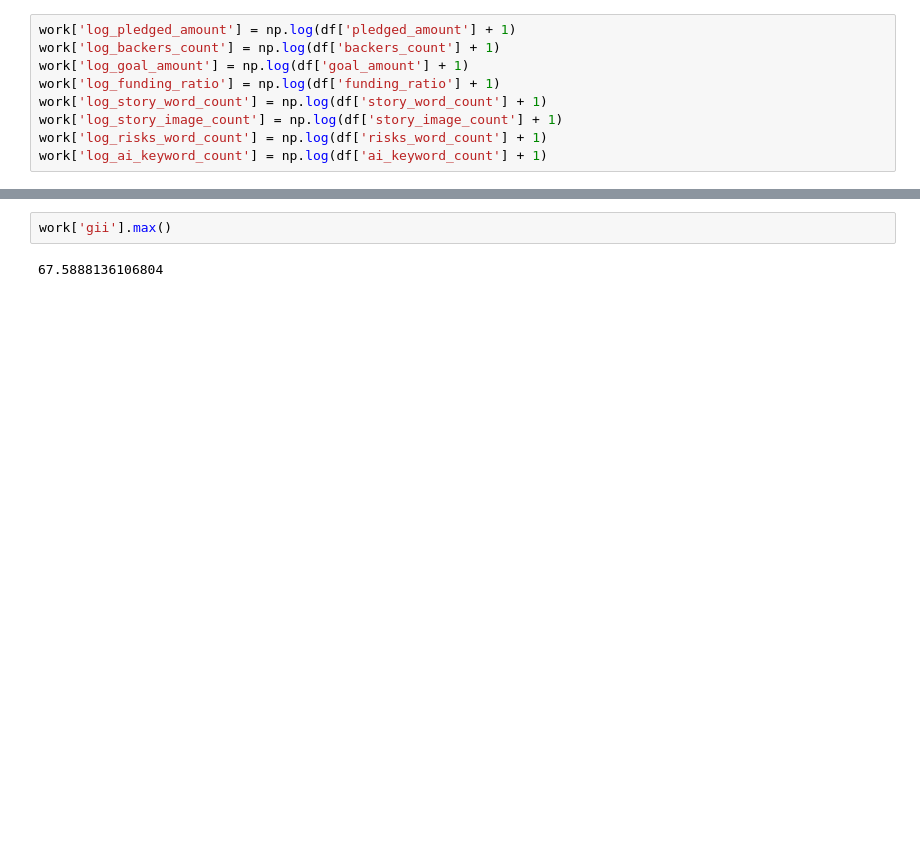
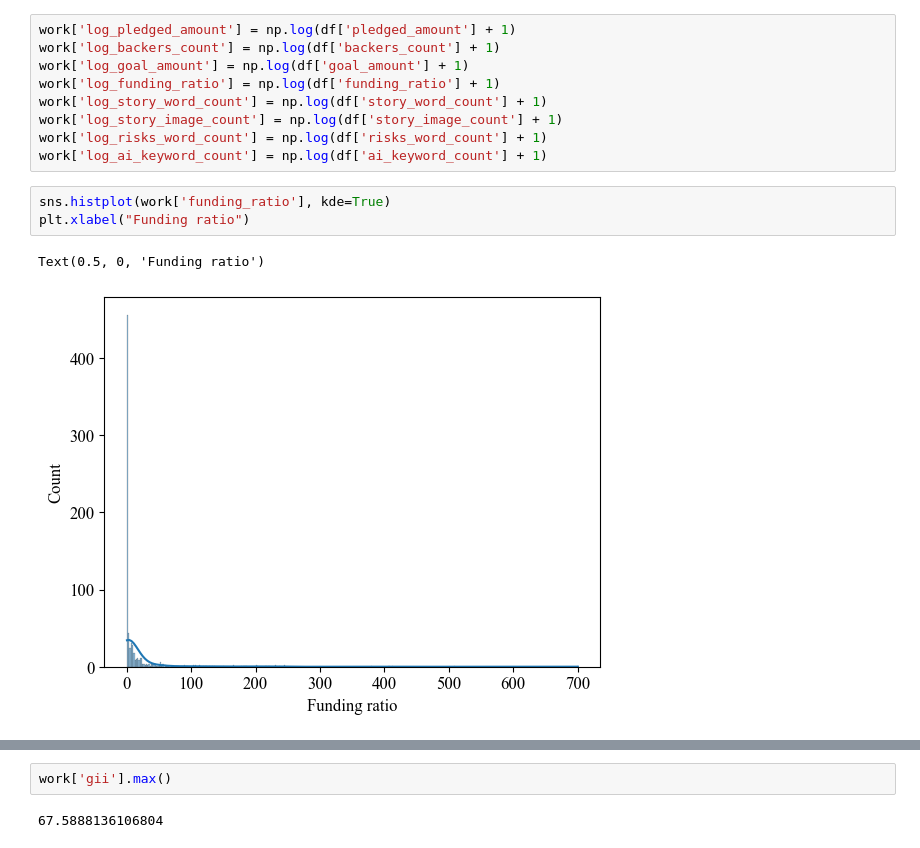
Before and after one commit to alendemsh/Fundraising-perspectives-via-crowdfunding-of-AI-driven-startups, a Jupyter notebook: eda.ipynb, the cells around one changed output, grey strips where cells are left out. Cells and saved outputs as stored; diff of their text form; blank space fills up the shorter version.

```diff
--- a/eda.ipynb
+++ b/eda.ipynb
@@ -162,3 +164,9 @@ work['log_story_word_count'] = np.log(df['story_word_count'] + 1)
 work['log_story_image_count'] = np.log(df['story_image_count'] + 1)
 work['log_risks_word_count'] = np.log(df['risks_word_count'] + 1)
 work['log_ai_keyword_count'] = np.log(df['ai_keyword_count'] + 1)
+# %%
+sns.histplot(work['funding_ratio'], kde=True)
+plt.xlabel("Funding ratio")
+# %% [output]
+Text(0.5, 0, 'Funding ratio')
+[figure, added]
```
Also changed, not shown: parts of 19 cells of this notebook.
